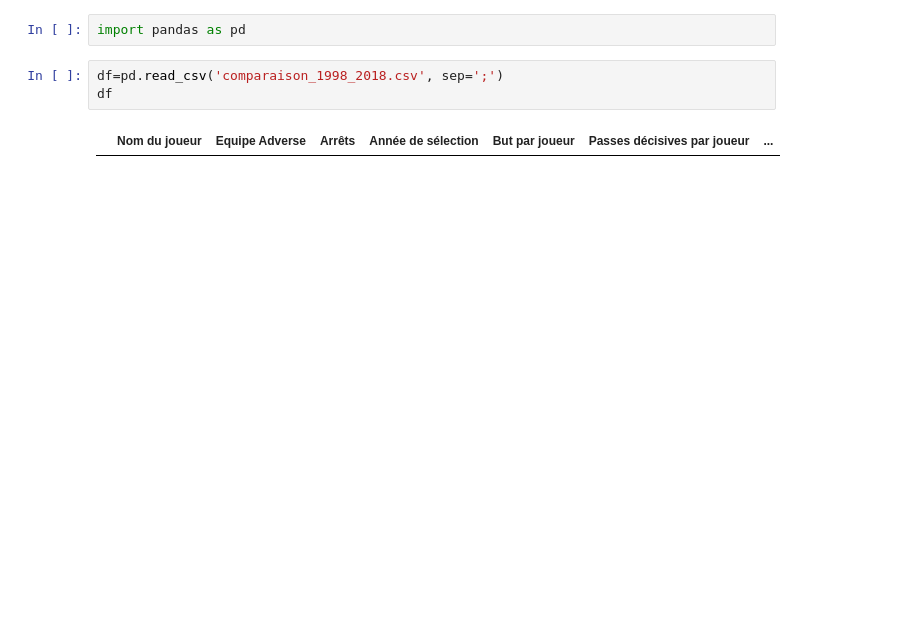
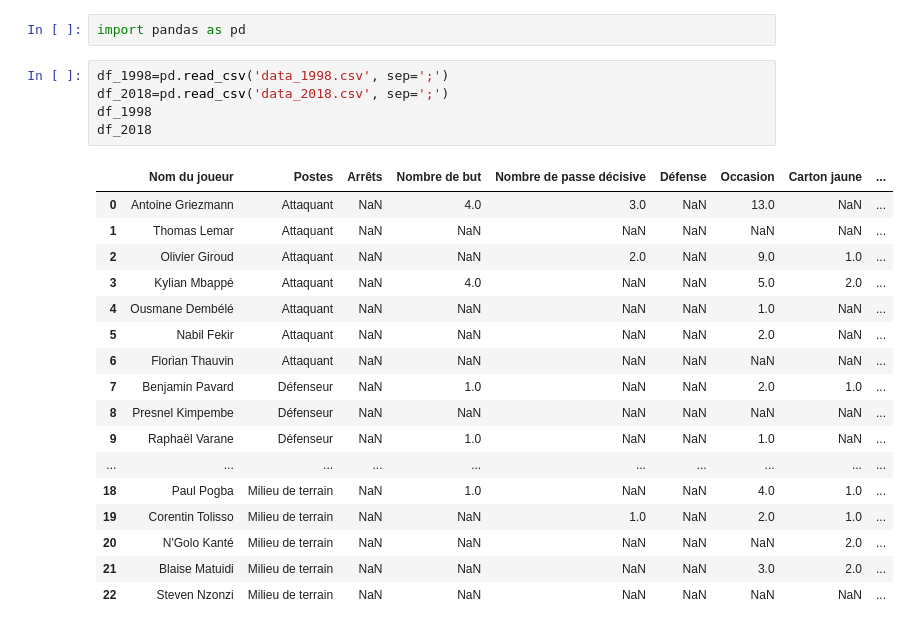
Before and after one commit to YohanCohen-Solal/statistiques_football, a Jupyter notebook: Untitled.ipynb, the cells around one changed output. Saved outputs shown, nothing was run; the diff lists cells and outputs as text; blank space fills up the shorter version.

```diff
--- a/Untitled.ipynb
+++ b/Untitled.ipynb
@@ -1,7 +1,25 @@
 # %%
 import pandas as pd
 # %%
-df=pd.read_csv('comparaison_1998_2018.csv', sep=';')
-df
+df_1998=pd.read_csv('data_1998.csv', sep=';')
+df_2018=pd.read_csv('data_2018.csv', sep=';')
+df_1998
+df_2018
 # %% [output]
-|  | Nom du joueur | Equipe Adverse | Arrêts | Année de sélection | But par joueur | Passes décisives par joueur | ... |
+|  | Nom du joueur | Postes | Arrêts | Nombre de but | Nombre de passe décisive | Défense | Occasion | Carton jaune | ... |
+| 0 | Antoine Griezmann | Attaquant | NaN | 4.0 | 3.0 | NaN | 13.0 | NaN | ... |
+| 1 | Thomas Lemar | Attaquant | NaN | NaN | NaN | NaN | NaN | NaN | ... |
+| 2 | Olivier Giroud | Attaquant | NaN | NaN | 2.0 | NaN | 9.0 | 1.0 | ... |
+| 3 | Kylian Mbappé | Attaquant | NaN | 4.0 | NaN | NaN | 5.0 | 2.0 | ... |
+| 4 | Ousmane Dembélé | Attaquant | NaN | NaN | NaN | NaN | 1.0 | NaN | ... |
+| 5 | Nabil Fekir | Attaquant | NaN | NaN | NaN | NaN | 2.0 | NaN | ... |
+| 6 | Florian Thauvin | Attaquant | NaN | NaN | NaN | NaN | NaN | NaN | ... |
+| 7 | Benjamin Pavard | Défenseur | NaN | 1.0 | NaN | NaN | 2.0 | 1.0 | ... |
+| 8 | Presnel Kimpembe | Défenseur | NaN | NaN | NaN | NaN | NaN | NaN | ... |
+| 9 | Raphaël Varane | Défenseur | NaN | 1.0 | NaN | NaN | 1.0 | NaN | ... |
+| ... | ... | ... | ... | ... | ... | ... | ... | ... | ... |
+| 18 | Paul Pogba | Milieu de terrain | NaN | 1.0 | NaN | NaN | 4.0 | 1.0 | ... |
+| 19 | Corentin Tolisso | Milieu de terrain | NaN | NaN | 1.0 | NaN | 2.0 | 1.0 | ... |
+| 20 | N'Golo Kanté | Milieu de terrain | NaN | NaN | NaN | NaN | NaN | 2.0 | ... |
+| 21 | Blaise Matuidi | Milieu de terrain | NaN | NaN | NaN | NaN | 3.0 | 2.0 | ... |
+| 22 | Steven Nzonzi | Milieu de terrain | NaN | NaN | NaN | NaN | NaN | NaN | ... |
```
Also changed, not shown: parts of 5 cells of this notebook, 4 other files.
